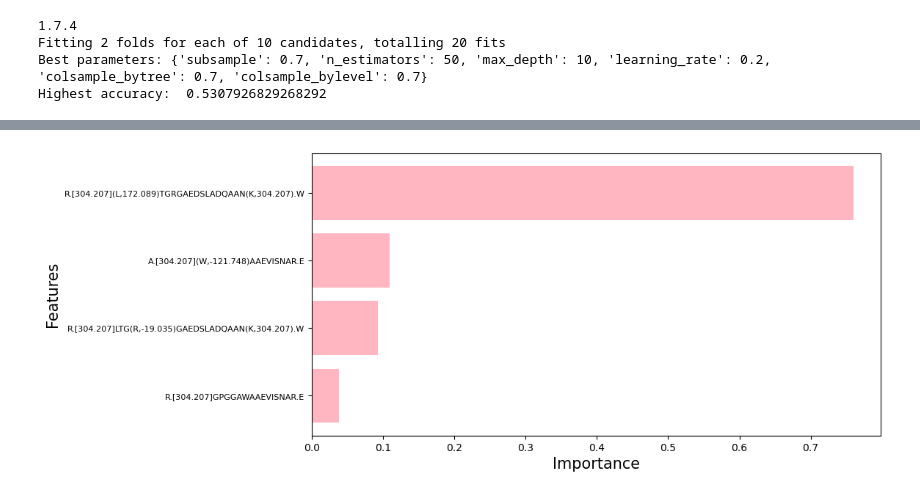
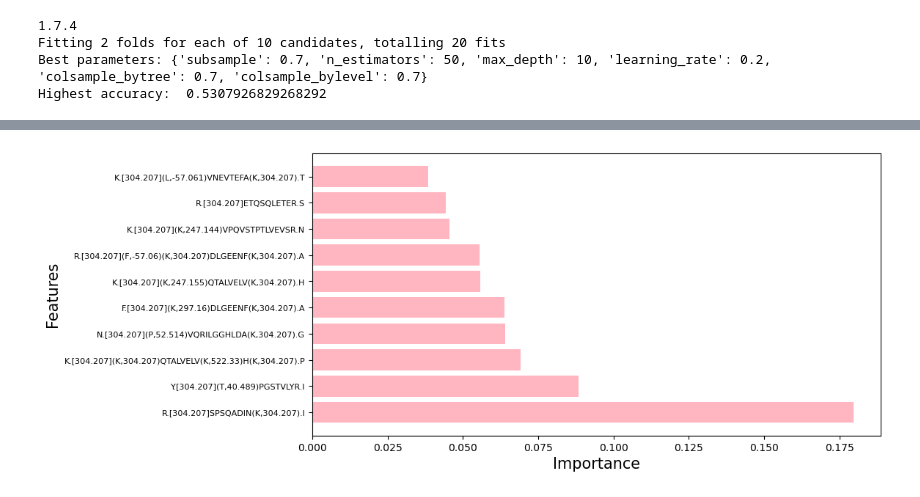
Before and after one commit to MiddleEarthExplorer/COVID19_Classification, a Jupyter notebook: CSE291_Notebook_Brian-Stage 2.ipynb, the cells around one changed output, grey strips where cells are left out. Drawn from its saved outputs; the diff is of its cells as text; code cells hidden in the pictures.

Commit message:
evaluate feature num 100 on all models

```diff
--- a/CSE291_Notebook_Brian-Stage 2.ipynb
+++ b/CSE291_Notebook_Brian-Stage 2.ipynb
@@ -318,4 +321,4 @@ columns_to_keep = ["K.[304.207](K,304.207)QTALVELV(K,348.165).H",
                    "label",
                    "our-group",
                    "Condition"]
-dataset_preprocessed = dataset_preprocessed[columns_to_keep]
+dataset_preprocessed_top4 = dataset_preprocessed[columns_to_keep]
@@ -321,0 +327,12 @@ dataset_preprocessed = dataset_preprocessed[columns_to_keep]
+# %%
+def getFeaturesName(variants_processed, percentile = 99.9):
+    variants_processed_var = variants_processed.var()
+    variants_processed_var = variants_processed_var.dropna()
+    percentile_99 = np.percentile(variants_processed_var, percentile)
+    print("Our variants threshold is ", percentile_99)
+    high_variance_features = variants_processed_var[variants_processed_var > percentile_99]  # keep only values higher than the 99th percentile
+    high_variance_features.sort_values(ascending=False)
+    print(high_variance_features.index)
+    return high_variance_features.index.tolist()
+
+features = getFeaturesName(variants_processed)
@@ -321,0 +357,8 @@ dataset_preprocessed = dataset_preprocessed[columns_to_keep]
+# %%
+def getSelectedFeatues(variants_processed, features):
+    columns = copy.deepcopy(features)
+    columns.extend(["label", "our-group", "Condition"])
+    return variants_processed[columns]
+
+dataset_preprocessed = getSelectedFeatues(dataset_preprocessed, features)
+dataset_preprocessed.shape
@@ -500,8 +609,9 @@ F1 Score:  0.6666666666666665
 rf_random_seed = 1
 
 acc_list = []
-Depth_list = [i*50 for i in range(3,7)]
+Depth_list = [i*50 for i in range(1,7)]
 for depth in Depth_list:
+#     print(n_estimators, depth)
     random_forest_model = ensemble.RandomForestClassifier(n_estimators=100, criterion='gini', max_depth=depth, random_state=rf_random_seed)
     random_forest_model.fit(X_train, Y_train)
     preds = model.predict(X_val)
@@ -511,7 +621,7 @@ for depth in Depth_list:
 idx = acc_list.index(max(acc_list))
 bestD = Depth_list[idx]
 acc_val = acc_list[idx]
-print("Random Forest Classifier best acc:", acc_val, "bestC:", bestD)
+print("Random Forest Classifier best acc:", acc_val, "best depth:", bestD)
 
 random_forest_model = ensemble.RandomForestClassifier(n_estimators=100, criterion='gini', max_depth=bestD, random_state=rf_random_seed)
 random_forest_model.fit(X_train, Y_train)
@@ -624,15 +776,15 @@ array([0.03810358, 0.0925433 , 0.76045936, 0.10889369], dtype=float32)
 # %%
 # get feature importance
-feature_number = len(xgb_model.feature_importances_)   # adjust the display feature num here
-feature_names = ["R.[304.207]GPGGAWAAEVISNAR.E", "R.[304.207]LTG(R,-19.035)GAEDSLADQAAN(K,304.207).W", "A.[304.207](W,-121.748)AAEVISNAR.E", "R.[304.207](L,172.089)TGRGAEDSLADQAAN(K,304.207).W", "R.[304.207](L,285.173)TGRGAEDSLADQAAN(K,304.207).W", "R.[304.207]LTG(R,-19.032)GAEDSLADQAAN(K,304.207)WG.R", "K.[304.207]RGPGGA(W,16.001)AAEVISNAR.E", "D.[226.063]SLADQAAN(K,304.207).W", "R.{59.319}[304.207]GAEDSLADQAAN(K,304.207).W", "L.[304.207]TG(R,-19.036)GAEDSLADQAAN(K,304.207).W", "R.{60.067}[304.207]GAEDSLADQAAN(K,304.207).W", "R.[304.207]LTG(R,37.986)GAEDSLADQAAN(K,304.207).W"]
-sorted_idx = np.argsort(xgb_model.feature_importances_)
+feature_number = 10   # adjust the display feature num here
+feature_names = features
+sorted_idx = np.argsort(xgb_model.feature_importances_)[::-1]
 
 plt.figure(figsize=(10,5))
-plt.barh(np.array(feature_names)[:feature_number],np.array(xgb_model.feature_importances_)[sorted_idx][:feature_number], color='lightpink')
+plt.barh(np.array(feature_names)[sorted_idx][:feature_number],np.array(xgb_model.feature_importances_)[sorted_idx][:feature_number], color='lightpink')
 plt.xlabel("Importance", fontdict={'fontsize':15})
 plt.ylabel("Features", fontdict={'fontsize':15})
 plt.yticks(fontsize = 8,rotation=0)
 plt.savefig("./figures/feature_importance.png",dpi=300, bbox_inches = 'tight', pad_inches = 0)
 plt.show()
 # %% [output]
-[figure, old version]
+[figure, new version]
```
Also changed, not shown: parts of 20 cells of this notebook, 2 other files.
